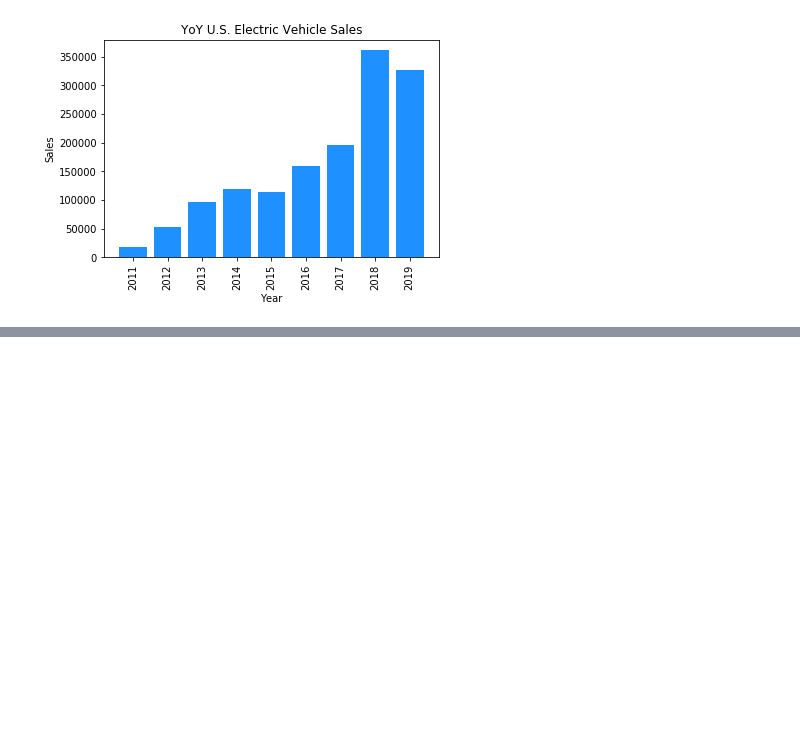
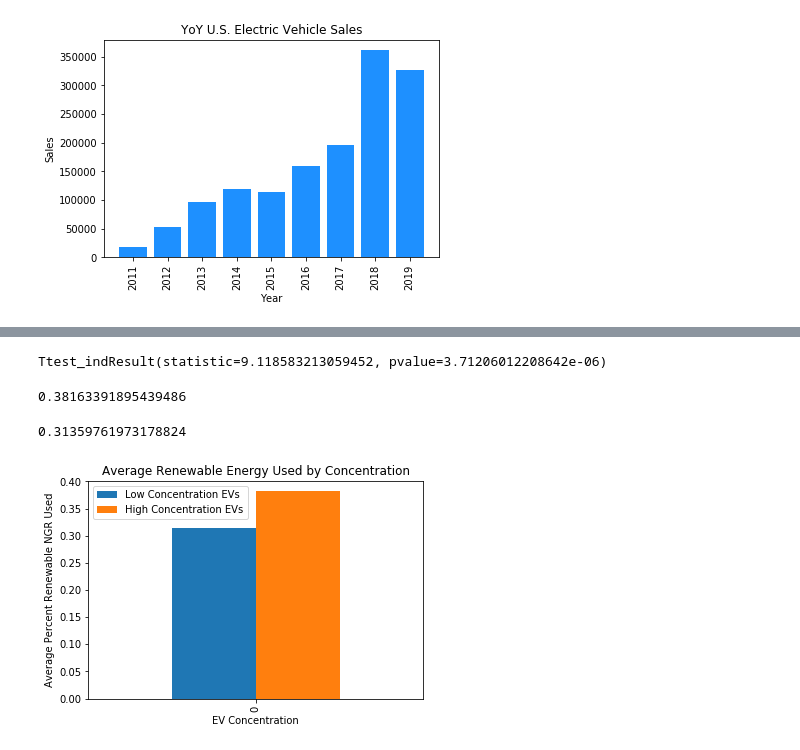
Before and after one commit to ethanemartin95/Project_1, a Jupyter notebook: code/candice_code.ipynb, the cells around one changed output, grey strips where cells are left out. Saved outputs shown, nothing was run; the diff lists cells and outputs as text; code cells hidden in the pictures; blank space fills up the shorter version.

Commit message:
Ethan Data for merge

```diff
--- a/code/candice_code.ipynb
+++ b/code/candice_code.ipynb
@@ -1007,0 +1171,6 @@ plt.show()
+# %%
+# Group Data - Low concentration
+sortedUp_NRGandCAR = energyAndCar.sort_values(["% Adj Low Emission"],
+                                              ascending = True).reset_index()
+
+sortedUp_NRGandCAR.head()
@@ -1007,0 +1185,4 @@ plt.show()
+# %%
+Bottom_EVCounty = sortedUp_NRGandCAR.head(40)
+
+Bottom_EVCounty.head()
@@ -1007,0 +1218,31 @@ plt.show()
+# %%
+#do a ttest between low and high concentration data
+st.ttest_ind(cleanTop['% Adj Low Emission'],
+                cleanBottom['% Adj Low Emission'],
+                equal_var=False)
+# %% [output]
+Ttest_indResult(statistic=9.118583213059452, pvalue=3.71206012208642e-06)
+# %%
+#get average renewable use in high conc.
+topEVaverage = topTen_EVCounty['Renewables %'].mean()
+topEVaverage
+# %% [output]
+0.38163391895439486
+# %%
+#Get average renewable use in low conc.
+bottomEVaverage = Bottom_EVCounty['Renewables %'].mean()
+bottomEVaverage
+# %% [output]
+0.31359761973178824
+# %%
+#Create Bar chart of averages
+renew_pect = pd.DataFrame({"Low Concentration EVs": [bottomEVaverage],
+                           "High Concentration EVs": [topEVaverage]})
+
+renew_pect
+chart = renew_pect.plot(kind='bar', title = 'Average Renewable Energy Used by Concentration')
+chart.set_xlabel("EV Concentration")
+chart.set_ylabel("Average Percent Renewable NGR Used")
+plt.savefig('../output/energy_concentration.png')
+# %% [output]
+[figure, added]
```
Also changed, not shown: parts of 20 cells of this notebook, 1 other file.
